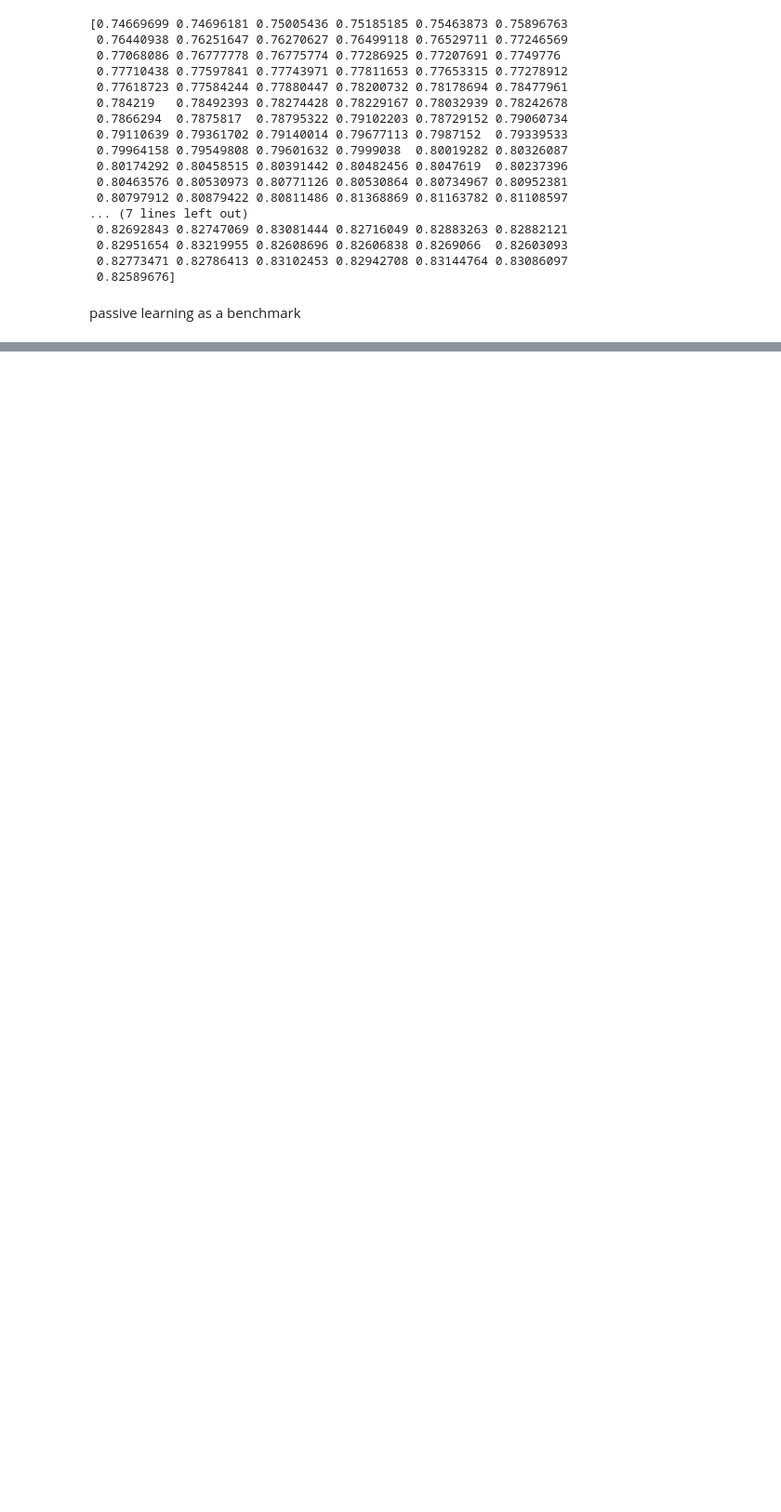
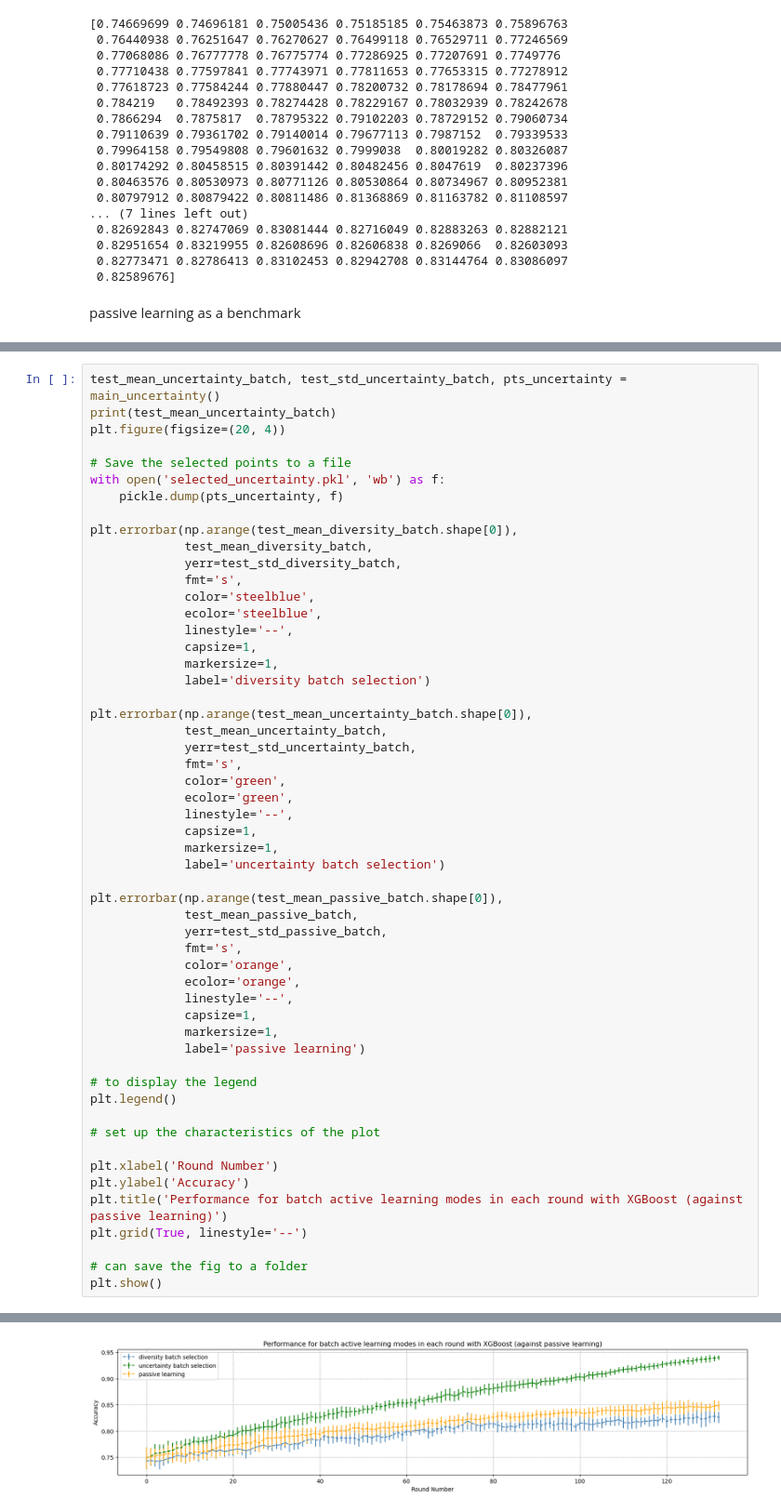
Before and after one commit to yuxinl915/ASR_group_proj, a Jupyter notebook: data_analysis.ipynb, the cells around one changed output, grey strips where cells are left out. Shown at 93% size. Cells and saved outputs as stored; diff of their text form; blank space fills up the shorter version.

```diff
--- a/data_analysis.ipynb
+++ b/data_analysis.ipynb
@@ -410,0 +527,55 @@ plt.show()
+# %%
+test_mean_uncertainty_batch, test_std_uncertainty_batch, pts_uncertainty = main_uncertainty()
+print(test_mean_uncertainty_batch)
+plt.figure(figsize=(20, 4))
+
+# Save the selected points to a file
+with open('selected_uncertainty.pkl', 'wb') as f:
+    pickle.dump(pts_uncertainty, f)
+
+plt.errorbar(np.arange(test_mean_diversity_batch.shape[0]),
+             test_mean_diversity_batch,
+             yerr=test_std_diversity_batch,
+             fmt='s',
+             color='steelblue',
+             ecolor='steelblue',
+             linestyle='--',
+             capsize=1,
+             markersize=1,
+             label='diversity batch selection')
+
+plt.errorbar(np.arange(test_mean_uncertainty_batch.shape[0]),
+             test_mean_uncertainty_batch,
+             yerr=test_std_uncertainty_batch,
+             fmt='s',
+             color='green',
+             ecolor='green',
+             linestyle='--',
+             capsize=1,
+             markersize=1,
+             label='uncertainty batch selection')
+
+plt.errorbar(np.arange(test_mean_passive_batch.shape[0]),
+             test_mean_passive_batch,
+             yerr=test_std_passive_batch,
+             fmt='s',
+             color='orange',
+             ecolor='orange',
+             linestyle='--',
+             capsize=1,
+             markersize=1,
+             label='passive learning')
+
+# to display the legend
+plt.legend()
+
+# set up the characteristics of the plot
+
+plt.xlabel('Round Number')
+plt.ylabel('Accuracy')
+plt.title('Performance for batch active learning modes in each round with XGBoost (against passive learning)')
+plt.grid(True, linestyle='--')
+
+# can save the fig to a folder
+plt.show()
+# %% [output]
@@ -410,0 +599 @@ plt.show()
+[figure, added]
```
Also changed, not shown: parts of 15 cells of this notebook, 5 other files.
